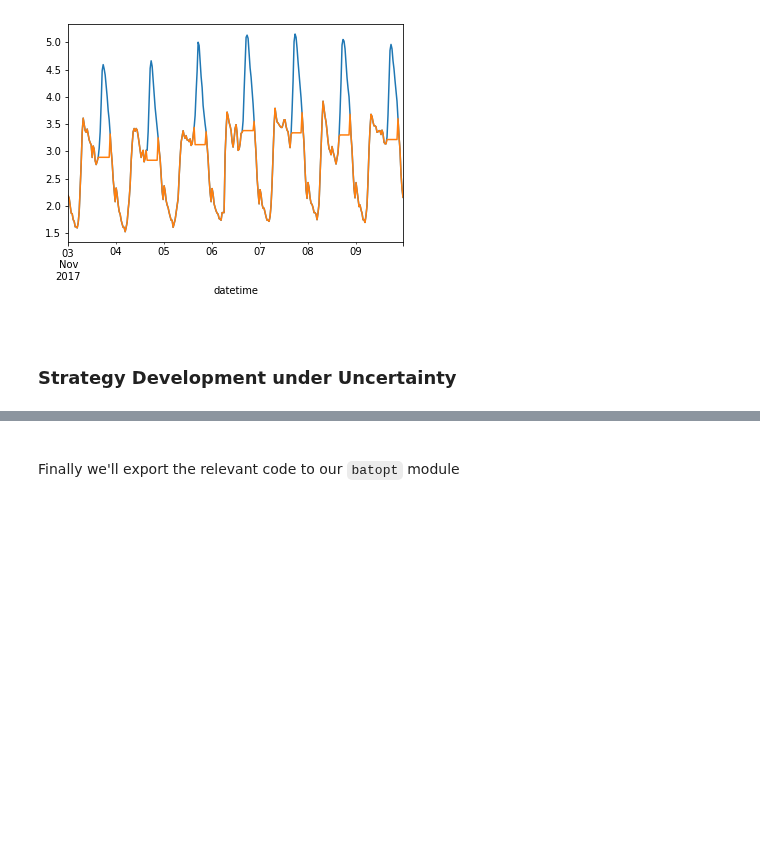
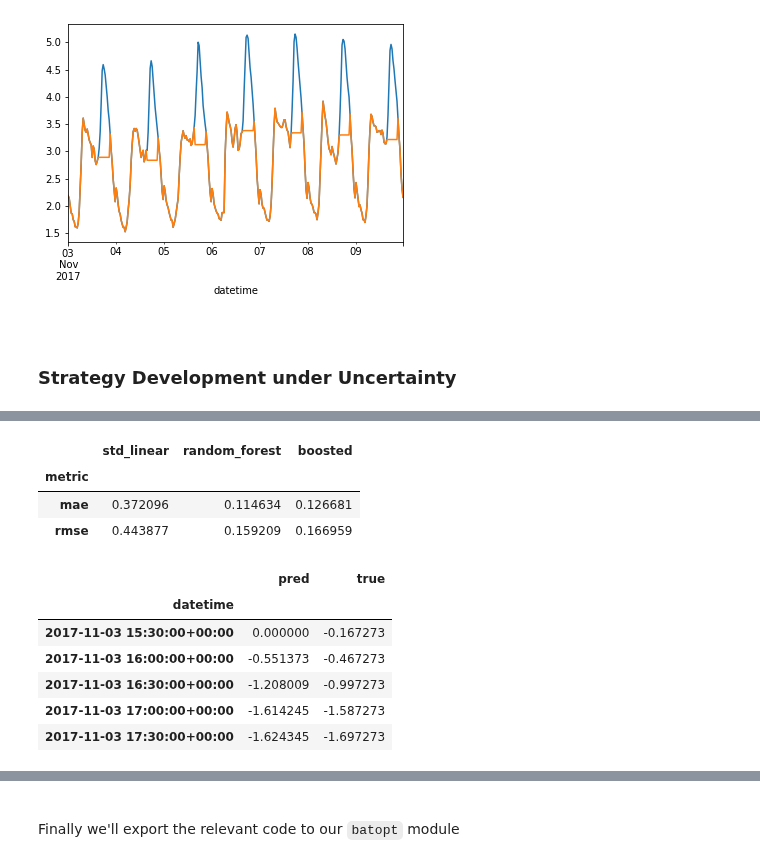
Before and after one commit to AyrtonB/WPD-DS-Challenge, a Jupyter notebook: nbs/02-battery-discharge.ipynb, the cells around one changed output, grey strips where cells are left out. Drawn from its saved outputs; the diff is of its cells as text; code cells hidden in the pictures; blank space fills up the shorter version.

```diff
--- a/nbs/02-battery-discharge.ipynb
+++ b/nbs/02-battery-discharge.ipynb
@@ -365,3 +341,16 @@ s_demand.iloc[:48*7].plot()
 <br>
 
 ### Strategy Development under Uncertainty
+# %%
+#exports
+def construct_df_discharge_features(df):
+    # Filtering for the temperature weather data
+    df_features = df[df.columns[df.columns.str.contains('temp_location')]].copy()
+
+    # Adding date features
+    dts = df_features.index.tz_convert('Europe/London') # We want to use the 'behavioural' timezone
+
+    df_features['weekend'] = dts.dayofweek.isin([5, 6]).astype(int)
+    df_features['hour'] = dts.hour + dts.minute/60
+
+    return df_features
@@ -367,0 +374,35 @@ s_demand.iloc[:48*7].plot()
+# %%
+models = {
+    'std_linear': LinearRegression(),
+    'random_forest': RandomForestRegressor(),
+    'boosted': GradientBoostingRegressor()
+}
+
+rerun_discharge_opt_model = False
+discharge_opt_filename = 'discharge_optimisation_model_results.csv'
+
+if (rerun_discharge_opt_model == True) or (discharge_opt_filename not in os.listdir(cache_data_dir)):
+    df_model_scores = clean.evaluate_models(X, y, models)
+    df_model_scores.to_csv(f'{cache_data_dir}/{discharge_opt_filename}')
+else:
+    df_model_scores = pd.read_csv(f'{cache_data_dir}/{discharge_opt_filename}', index_col='metric')
+
+df_model_scores
+# %% [output]
+|  | std_linear | random_forest | boosted |
+| metric |  |  |  |
+| mae | 0.372096 | 0.114634 | 0.126681 |
+| rmse | 0.443877 | 0.159209 | 0.166959 |
+# %%
+top_model = df_model_scores.T['rmse'].idxmin()
+df_pred = clean.generate_kfold_preds(X, y, models[top_model], index=evening_datetimes)
+
+df_pred.head()
+# %% [output]
+|  | pred | true |
+| datetime |  |  |
+| 2017-11-03 15:30:00+00:00 | 0.000000 | -0.167273 |
+| 2017-11-03 16:00:00+00:00 | -0.551373 | -0.467273 |
+| 2017-11-03 16:30:00+00:00 | -1.208009 | -0.997273 |
+| 2017-11-03 17:00:00+00:00 | -1.614245 | -1.587273 |
+| 2017-11-03 17:30:00+00:00 | -1.624345 | -1.697273 |
```
Also changed, not shown: parts of 30 cells of this notebook, 2 other files.
